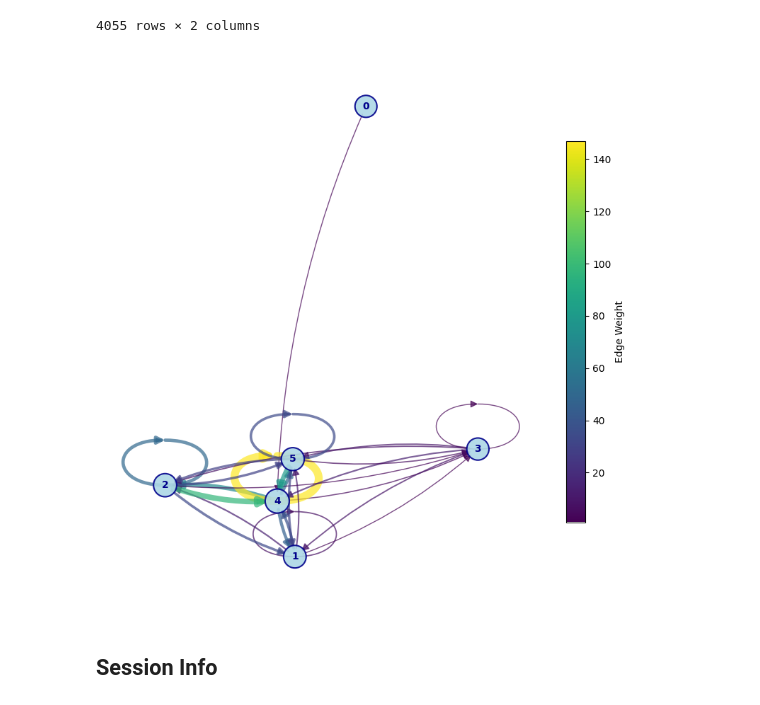
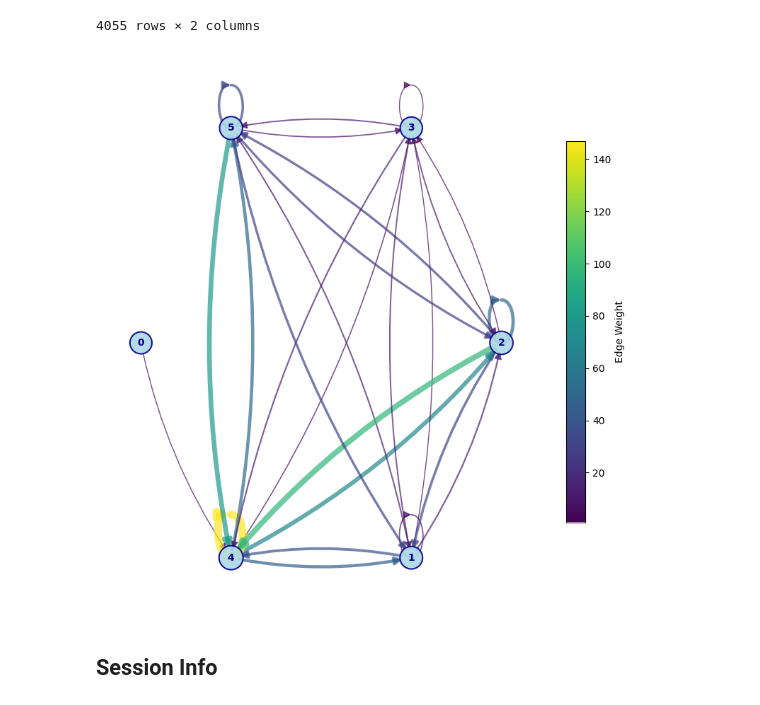
Before and after one commit to saezlab/ParTIpy, a Jupyter notebook: docs/notebooks/crosstalk.ipynb, the cells around one changed output. Cells and saved outputs as stored; diff of their text form; code cells hidden in the pictures.

```diff
--- a/docs/notebooks/crosstalk.ipynb
+++ b/docs/notebooks/crosstalk.ipynb
@@ -137,10 +138,11 @@ archetype_crosstalk = get_archetype_crosstalk(archetype_genes=specific_genes_per
 # %%
 plot_weighted_network(
     specific_genes_per_archetype=specific_genes_per_archetype,
     archetype_crosstalk_dict=archetype_crosstalk,
-    layout="spring", seed=42)
+    layout="shell",
+    seed=42)
 # %% [output]
-[figure, old version]
+[figure, new version]
 # %% [markdown]
 ## Session Info
 # %%
```
Also changed, not shown: parts of 5 cells of this notebook, 19 other files.
